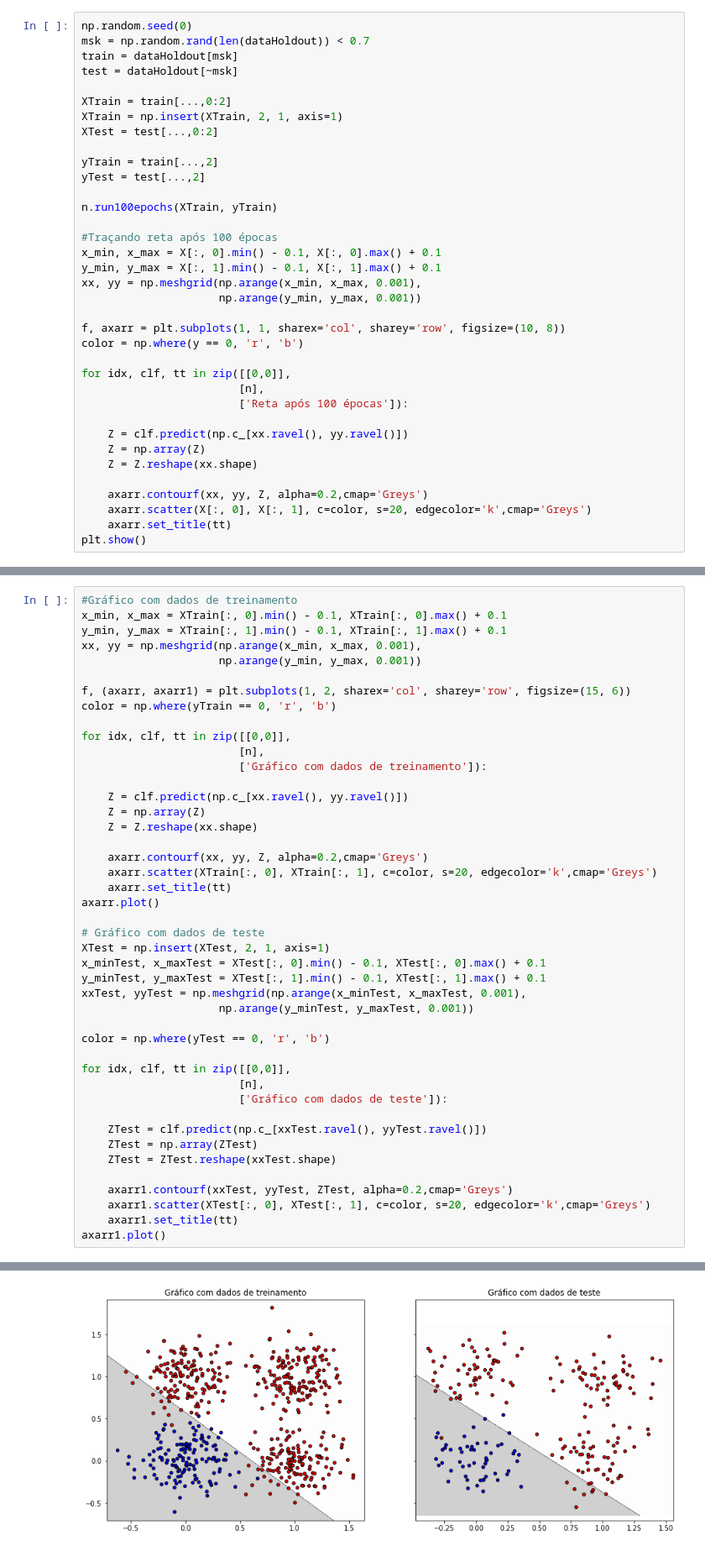
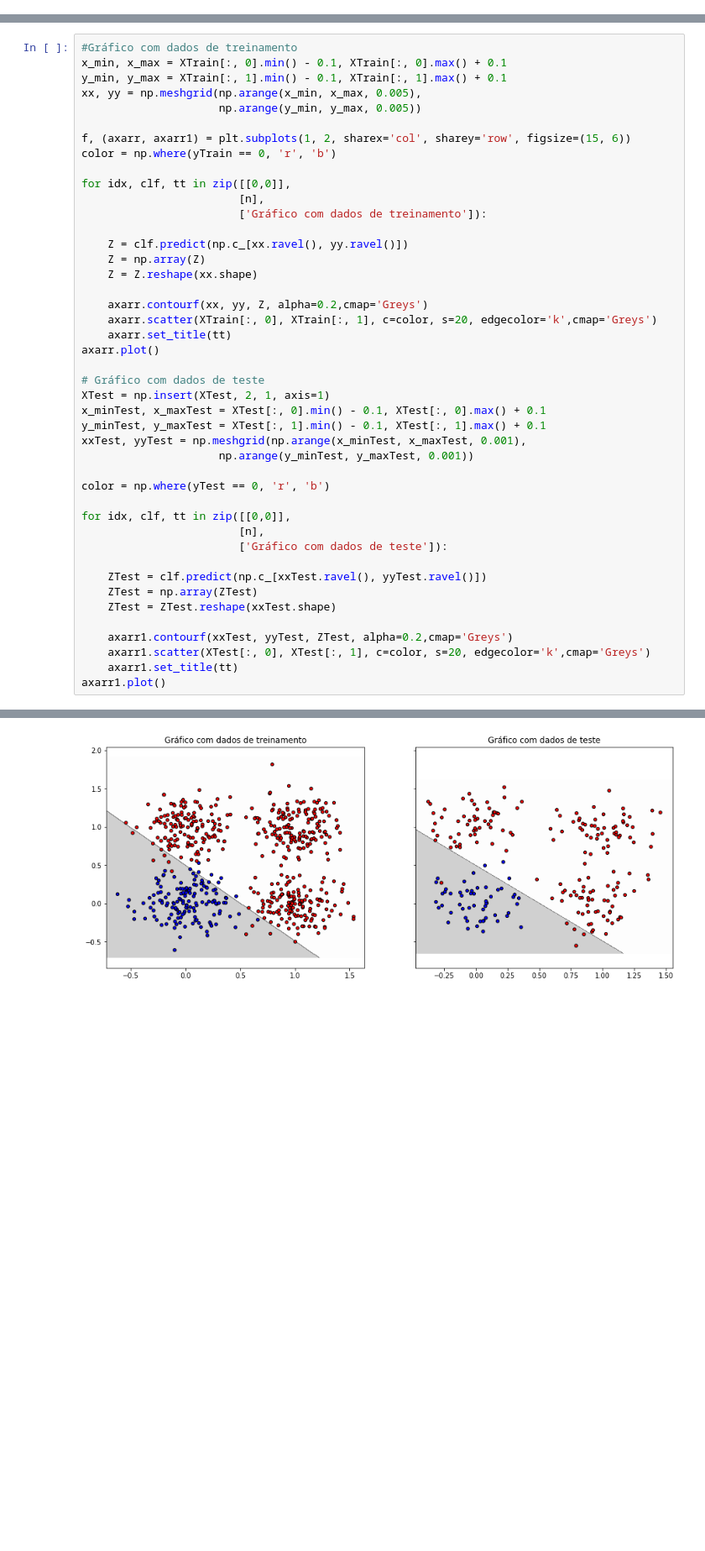
Before and after one commit to LucasLima21/perceptron-redesNeurais2020, a Jupyter notebook: src/secao3.ipynb, the cells around one changed output, grey strips where cells are left out. Shown: that part at 84% size. Saved outputs shown, nothing was run; the diff lists cells and outputs as text; blank space fills up the shorter version.

```diff
--- a/src/secao3.ipynb
+++ b/src/secao3.ipynb
@@ -57,36 +78,0 @@ plt.show()
-# %%
-np.random.seed(0)
-msk = np.random.rand(len(dataHoldout)) < 0.7
-train = dataHoldout[msk]
-test = dataHoldout[~msk]
-
-XTrain = train[...,0:2]
-XTrain = np.insert(XTrain, 2, 1, axis=1)
-XTest = test[...,0:2]
-
-yTrain = train[...,2]
-yTest = test[...,2]
-
-n.run100epochs(XTrain, yTrain)
-
-#Traçando reta após 100 épocas
-x_min, x_max = X[:, 0].min() - 0.1, X[:, 0].max() + 0.1
-y_min, y_max = X[:, 1].min() - 0.1, X[:, 1].max() + 0.1
-xx, yy = np.meshgrid(np.arange(x_min, x_max, 0.001),
-                     np.arange(y_min, y_max, 0.001))
-
-f, axarr = plt.subplots(1, 1, sharex='col', sharey='row', figsize=(10, 8))
-color = np.where(y == 0, 'r', 'b')
-
-for idx, clf, tt in zip([[0,0]],
-                        [n],
-                        ['Reta após 100 épocas']):
-
-    Z = clf.predict(np.c_[xx.ravel(), yy.ravel()])
-    Z = np.array(Z)
-    Z = Z.reshape(xx.shape)
-
-    axarr.contourf(xx, yy, Z, alpha=0.2,cmap='Greys')
-    axarr.scatter(X[:, 0], X[:, 1], c=color, s=20, edgecolor='k',cmap='Greys')
-    axarr.set_title(tt)
-plt.show()
@@ -160,8 +144,8 @@ Name: y, dtype: int64
 #Gráfico com dados de treinamento
 x_min, x_max = XTrain[:, 0].min() - 0.1, XTrain[:, 0].max() + 0.1
 y_min, y_max = XTrain[:, 1].min() - 0.1, XTrain[:, 1].max() + 0.1
-xx, yy = np.meshgrid(np.arange(x_min, x_max, 0.001),
-                     np.arange(y_min, y_max, 0.001))
+xx, yy = np.meshgrid(np.arange(x_min, x_max, 0.005),
+                     np.arange(y_min, y_max, 0.005))
 
 f, (axarr, axarr1) = plt.subplots(1, 2, sharex='col', sharey='row', figsize=(15, 6))
 color = np.where(yTrain == 0, 'r', 'b')
@@ -175,31 +159,31 @@ for idx, clf, tt in zip([[0,0]],
     Z = Z.reshape(xx.shape)
 
     axarr.contourf(xx, yy, Z, alpha=0.2,cmap='Greys')
     axarr.scatter(XTrain[:, 0], XTrain[:, 1], c=color, s=20, edgecolor='k',cmap='Greys')
     axarr.set_title(tt)
 axarr.plot()
 
 # Gráfico com dados de teste
 XTest = np.insert(XTest, 2, 1, axis=1)
 x_minTest, x_maxTest = XTest[:, 0].min() - 0.1, XTest[:, 0].max() + 0.1
 y_minTest, y_maxTest = XTest[:, 1].min() - 0.1, XTest[:, 1].max() + 0.1
 xxTest, yyTest = np.meshgrid(np.arange(x_minTest, x_maxTest, 0.001),
                      np.arange(y_minTest, y_maxTest, 0.001))
 
 color = np.where(yTest == 0, 'r', 'b')
 
 for idx, clf, tt in zip([[0,0]],
                         [n],
                         ['Gráfico com dados de teste']):
 
     ZTest = clf.predict(np.c_[xxTest.ravel(), yyTest.ravel()])
     ZTest = np.array(ZTest)
     ZTest = ZTest.reshape(xxTest.shape)
 
     axarr1.contourf(xxTest, yyTest, ZTest, alpha=0.2,cmap='Greys')
     axarr1.scatter(XTest[:, 0], XTest[:, 1], c=color, s=20, edgecolor='k',cmap='Greys')
     axarr1.set_title(tt)
 axarr1.plot()
 # %% [output]
 []
-[figure, old version]
+[figure, new version]
```
Also changed, not shown: parts of 8 cells of this notebook, 4 other files.
